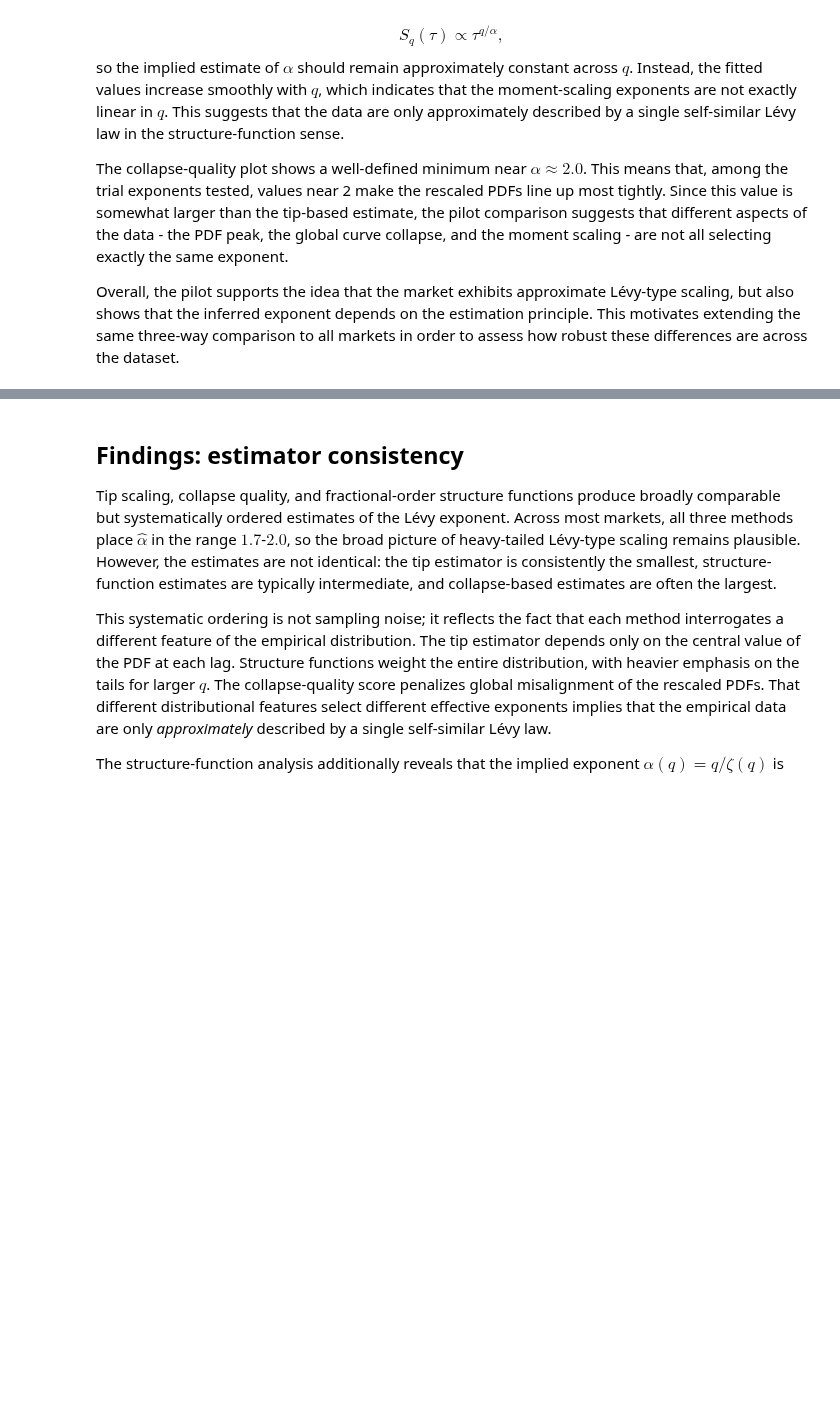
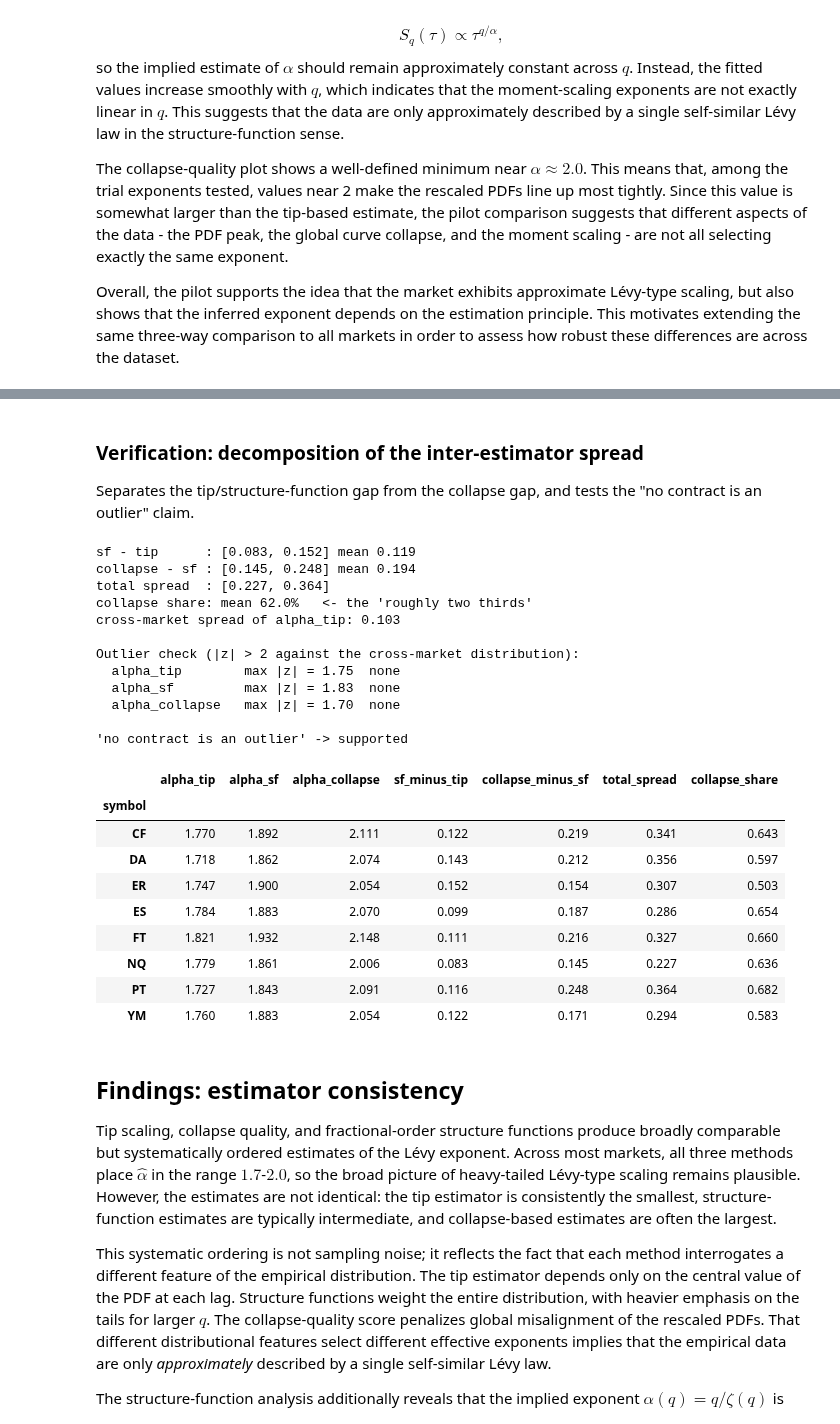
Before and after one commit to davinhpqiu/Levy-Scaling-Project, a Jupyter notebook: notebook/Project.ipynb, the cells around one changed output, grey strips where cells are left out. Saved outputs shown, nothing was run; the diff lists cells and outputs as text; code cells hidden in the pictures; blank space fills up the shorter version.

```diff
--- a/notebook/Project.ipynb
+++ b/notebook/Project.ipynb
@@ -2293,3 +2420,71 @@ three_way_summary_df
+# %% [markdown]
+### Verification: decomposition of the inter-estimator spread
+
+Separates the tip/structure-function gap from the collapse gap, and tests the "no contract is an outlier" claim.
+# %%
+# --- Verification: decomposition of the inter-estimator spread ------------
+# Separates the tip/structure-function gap from the collapse gap, and tests
+# the "no contract is an outlier" claim.
+
+_tw = three_way_summary_df.copy()
+
+gaps_df = pd.DataFrame({
+    "alpha_tip":      _tw[("alpha_tip", "mean")],
+    "alpha_sf":       _tw[("alpha_sf", "mean")],
+    "alpha_collapse": _tw[("alpha_collapse", "mean")],
+})
+gaps_df["sf_minus_tip"]      = gaps_df["alpha_sf"] - gaps_df["alpha_tip"]
+gaps_df["collapse_minus_sf"] = gaps_df["alpha_collapse"] - gaps_df["alpha_sf"]
+gaps_df["total_spread"]      = gaps_df["alpha_collapse"] - gaps_df["alpha_tip"]
+gaps_df["collapse_share"]    = gaps_df["collapse_minus_sf"] / gaps_df["total_spread"]
+
+print("sf - tip      : "
+      f"[{gaps_df['sf_minus_tip'].min():.3f}, {gaps_df['sf_minus_tip'].max():.3f}] "
+      f"mean {gaps_df['sf_minus_tip'].mean():.3f}")
+print("collapse - sf : "
+      f"[{gaps_df['collapse_minus_sf'].min():.3f}, {gaps_df['collapse_minus_sf'].max():.3f}] "
+      f"mean {gaps_df['collapse_minus_sf'].mean():.3f}")
+print("total spread  : "
+      f"[{gaps_df['total_spread'].min():.3f}, {gaps_df['total_spread'].max():.3f}]")
+print(f"collapse share: mean {gaps_df['collapse_share'].mean():.1%}   <- the 'roughly two thirds'")
+print(f"cross-market spread of alpha_tip: "
+      f"{gaps_df['alpha_tip'].max() - gaps_df['alpha_tip'].min():.3f}")
+print()
+
+print("Outlier check (|z| > 2 against the cross-market distribution):")
+any_outlier = False
+for col in ["alpha_tip", "alpha_sf", "alpha_collapse"]:
+    z = (gaps_df[col] - gaps_df[col].mean()) / gaps_df[col].std(ddof=1)
+    flagged = z[z.abs() > 2]
+    tag = "  FLAGGED: " + ", ".join(flagged.index) if len(flagged) else "  none"
+    print(f"  {col:<16} max |z| = {z.abs().max():.2f}{tag}")
+    any_outlier |= len(flagged) > 0
+print(f"\n'no contract is an outlier' -> {'NOT supported' if any_outlier else 'supported'}")
+
+gaps_df.round(3)
+# %% [output]
+sf - tip      : [0.083, 0.152] mean 0.119
+collapse - sf : [0.145, 0.248] mean 0.194
+total spread  : [0.227, 0.364]
+collapse share: mean 62.0%   <- the 'roughly two thirds'
+cross-market spread of alpha_tip: 0.103
+
+Outlier check (|z| > 2 against the cross-market distribution):
+  alpha_tip        max |z| = 1.75  none
+  alpha_sf         max |z| = 1.83  none
+  alpha_collapse   max |z| = 1.70  none
+
+'no contract is an outlier' -> supported
+|  | alpha_tip | alpha_sf | alpha_collapse | sf_minus_tip | collapse_minus_sf | total_spread | collapse_share |
+| symbol |  |  |  |  |  |  |  |
+| CF | 1.770 | 1.892 | 2.111 | 0.122 | 0.219 | 0.341 | 0.643 |
+| DA | 1.718 | 1.862 | 2.074 | 0.143 | 0.212 | 0.356 | 0.597 |
+| ER | 1.747 | 1.900 | 2.054 | 0.152 | 0.154 | 0.307 | 0.503 |
+| ES | 1.784 | 1.883 | 2.070 | 0.099 | 0.187 | 0.286 | 0.654 |
+| FT | 1.821 | 1.932 | 2.148 | 0.111 | 0.216 | 0.327 | 0.660 |
+| NQ | 1.779 | 1.861 | 2.006 | 0.083 | 0.145 | 0.227 | 0.636 |
+| PT | 1.727 | 1.843 | 2.091 | 0.116 | 0.248 | 0.364 | 0.682 |
+| YM | 1.760 | 1.883 | 2.054 | 0.122 | 0.171 | 0.294 | 0.583 |
 # %% [markdown]
 ## Findings: estimator consistency
 
```
Also changed, not shown: parts of 36 cells of this notebook, 3 other files.
